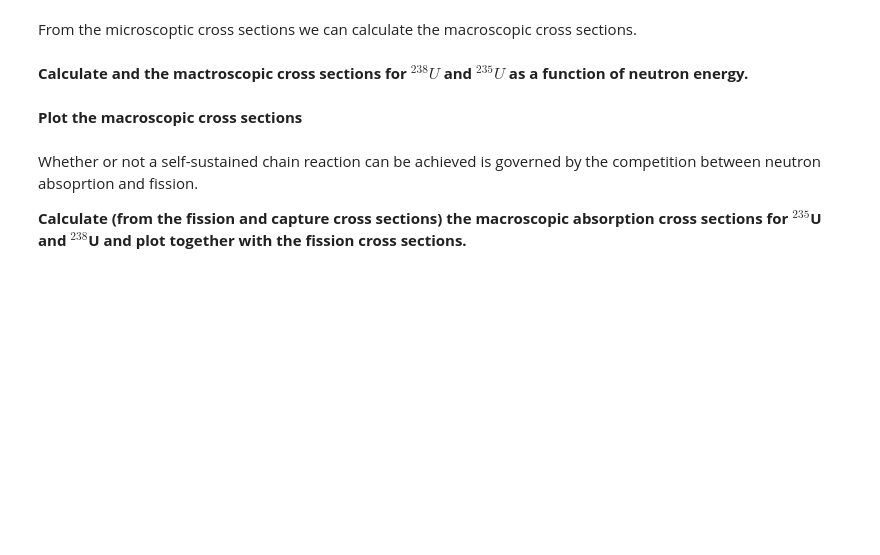
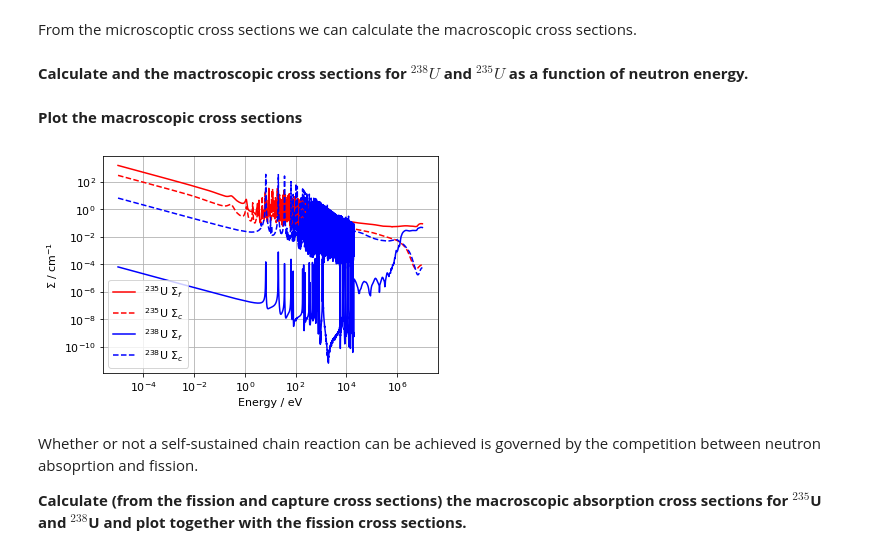
Before and after one commit to A-Solders/Notebooks-EPII, a Jupyter notebook: HA1-1/HA01-1.ipynb, the cells around one changed output. Drawn from its saved outputs; the diff is of its cells as text; code cells hidden in the pictures; blank space fills up the shorter version.

```diff
--- a/HA1-1/HA01-1.ipynb
+++ b/HA1-1/HA01-1.ipynb
@@ -88,22 +96,26 @@ From the microscoptic cross sections we can calculate the macroscopic cross sect
 # %%
 #U235_NF = U235_nf * # continue this calculation
 
-U235_NF = 0.007*U235_nf * 1E-24 * 19.1 * 6.023E23 /235 # By students
-U235_CAP = 0.007*U235_cap * 1E-24 * 19.1 * 6.023E23 /235 # By students
-U238_NF = 0.007*U238_nf * 1E-24 * 19.1 * 6.023E23 /238 # By students
-U238_CAP = 0.007*U238_cap * 1E-24 * 19.1 * 6.023E23 /238 # By students
+U235_NF = U235_nf * 1E-24 * 19.1 * 6.023E23 /235 # By students
+U235_CAP = U235_cap * 1E-24 * 19.1 * 6.023E23 /235 # By students
+U238_NF = U238_nf * 1E-24 * 19.1 * 6.023E23 /238 # By students
+U238_CAP = U238_cap * 1E-24 * 19.1 * 6.023E23 /238 # By students
 # %% [markdown]
 **Plot the macroscopic cross sections**
 # %%
 plt.loglog(E,U235_NF,'r-',label='$^{235}$U $\Sigma_f$')
 # Add rows here
 plt.loglog(E,U235_CAP,'r--',label='$^{235}$U $\Sigma_c$') # By students
 plt.loglog(E,U238_NF,'b-',label='$^{238}$U $\Sigma_f$') # By students
 plt.loglog(E,U238_CAP,'b--',label='$^{238}$U $\Sigma_c$') # By students
+
+plt.grid()
 plt.legend()
 plt.xlabel('Energy / eV')
 plt.ylabel('$\Sigma$ / cm$^{-1}$')
 plt.show()
+# %% [output]
+[figure, added]
 # %% [markdown]
 Whether or not a self-sustained chain reaction can be achieved is governed by the competition between neutron absoprtion and fission.
 
```
Also changed, not shown: parts of 7 cells of this notebook, 1 other file.
